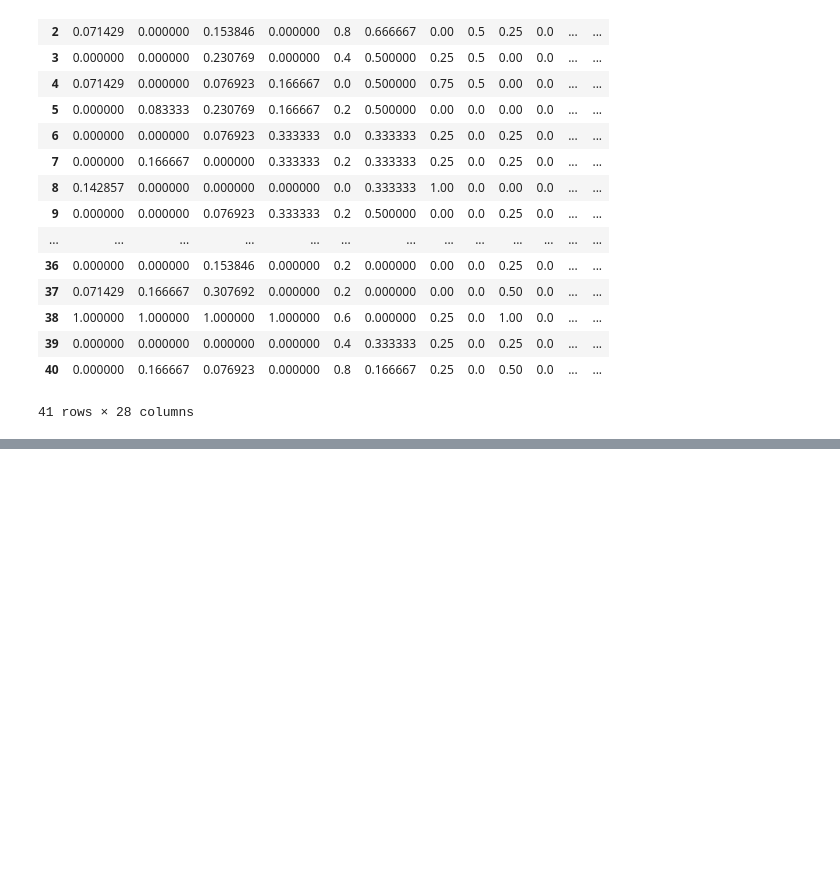
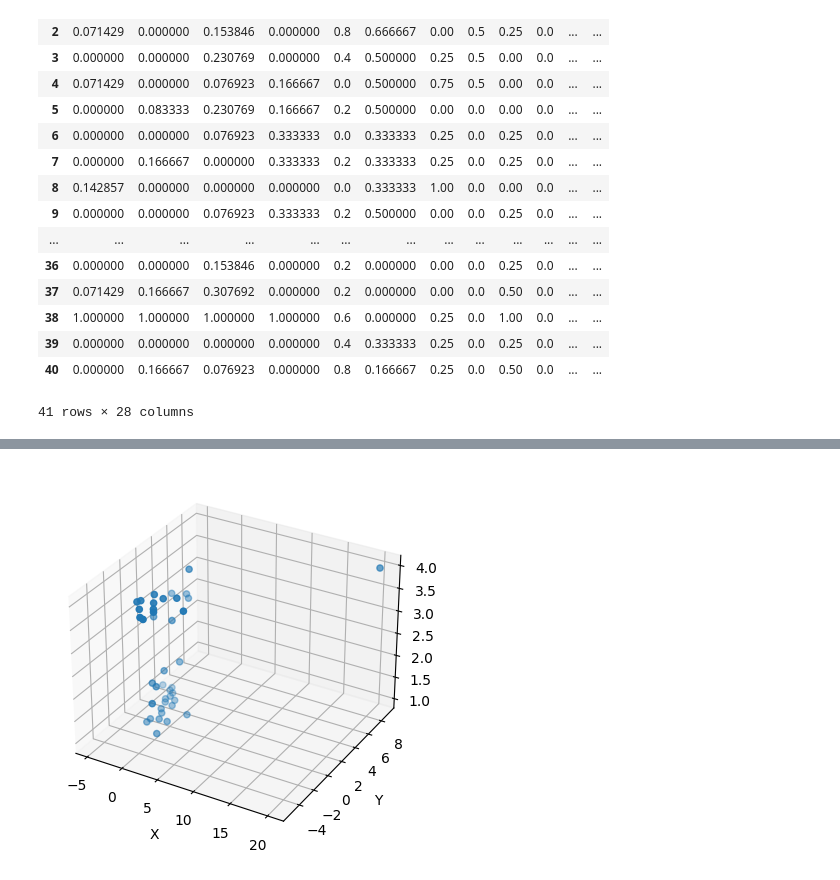
Before and after one commit to muznyahamed/sem7_Ml_assignment1, a Jupyter notebook: assignment2.ipynb, the cells around one changed output, grey strips where cells are left out. Drawn from its saved outputs; the diff is of its cells as text; code cells hidden in the pictures; blank space fills up the shorter version.

Commit message:
Main 3d plot added

```diff
--- a/assignment2.ipynb
+++ b/assignment2.ipynb
@@ -205,3 +184,13 @@ Scaled Dataset Using MinMaxScaler
 | 39 | 0.000000 | 0.000000 | 0.000000 | 0.000000 | 0.4 | 0.333333 | 0.25 | 0.0 | 0.25 | 0.0 | ... | ... |
 | 40 | 0.000000 | 0.166667 | 0.076923 | 0.000000 | 0.8 | 0.166667 | 0.25 | 0.0 | 0.50 | 0.0 | ... | ... |
 41 rows × 28 columns
+# %%
+columns = ['feacture1','feacture2' ,'label']
+label_added = pd.DataFrame(columns=columns)
+label_added["feacture1"]= X_reduced[:,0]
+label_added["feacture2"]= X_reduced[:,1]
+data = mat_file['DataMatrix'][()]
+df = pd.DataFrame(data)
+label_added["label"]=df.iloc[:,27]
+
+label_added
@@ -207,0 +215,20 @@ Scaled Dataset Using MinMaxScaler
+# %%
+import matplotlib.pyplot as plt
+from mpl_toolkits.mplot3d import Axes3D
+
+# Create a 3D axis
+fig = plt.figure()
+ax = fig.add_subplot(111, projection='3d')
+
+# Use the 'plot' function to plot the dataframe data
+# assuming the dataframe has columns 'x', 'y', and 'z'
+ax.scatter(label_added["feacture1"], label_added["feacture2"], label_added["label"])
+
+# Add labels for the x, y, and z axis
+ax.set_xlabel('X')
+ax.set_ylabel('Y')
+ax.set_zlabel('Z')
+
+plt.show()
+# %% [output]
+[figure, added]
```
Also changed, not shown: parts of 3 cells of this notebook.
